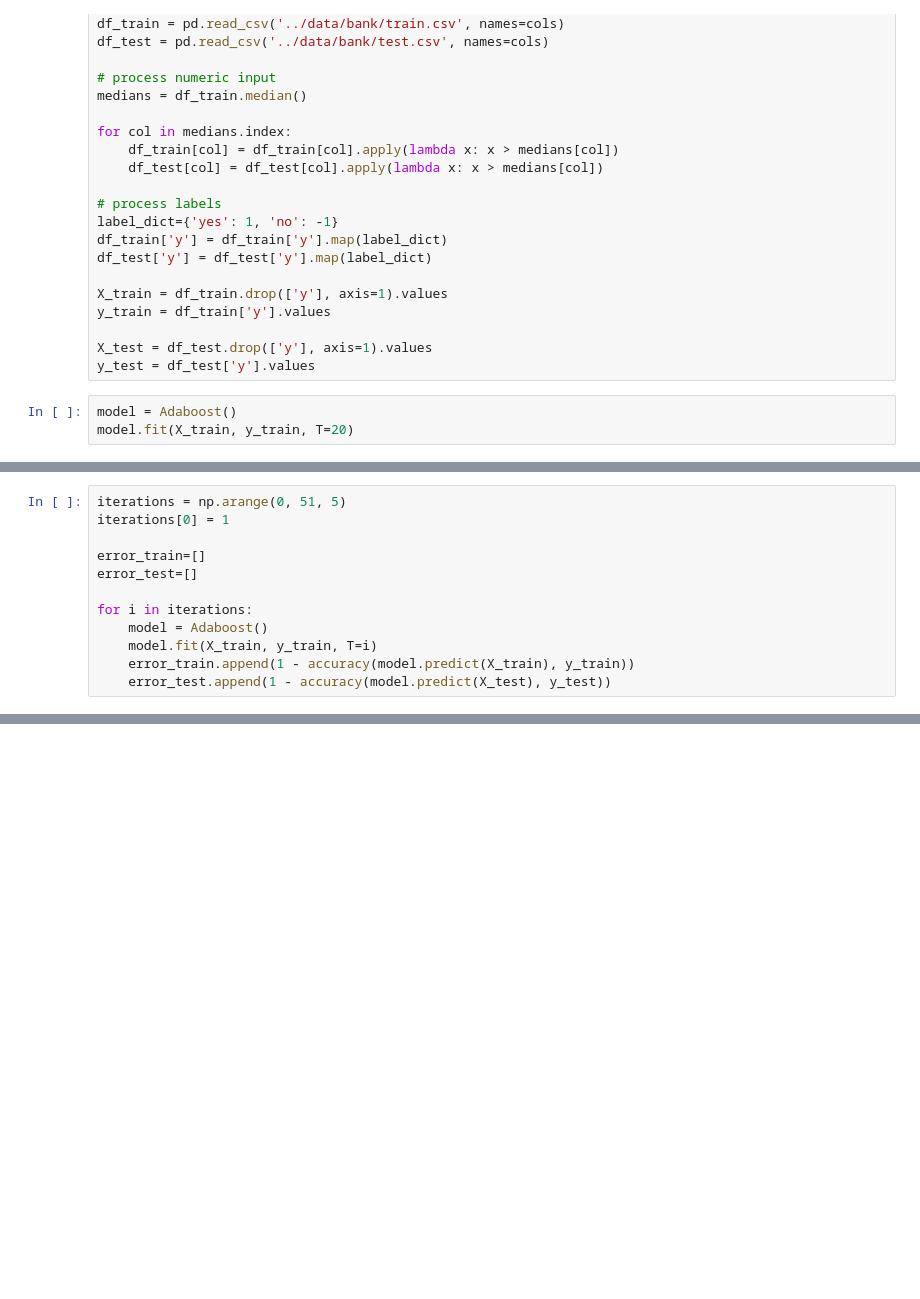
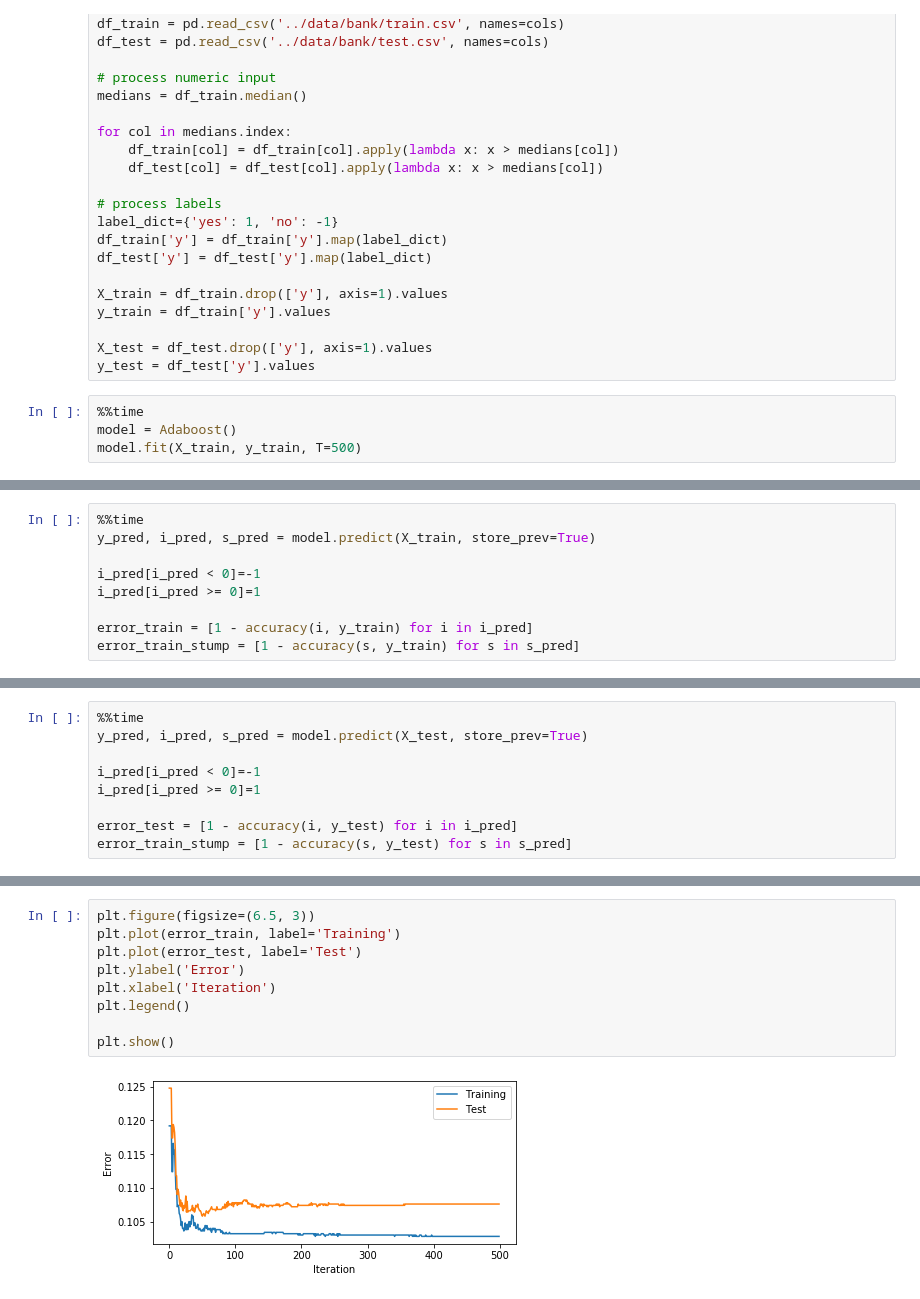
Before and after one commit to sievertsm/ML_CS6350, a Jupyter notebook: EnsembleLearning/adaboost.ipynb, the cells around one changed output, grey strips where cells are left out. Drawn from its saved outputs; the diff is of its cells as text; blank space fills up the shorter version.

Commit message:
updated adaboost

```diff
--- a/EnsembleLearning/adaboost.ipynb
+++ b/EnsembleLearning/adaboost.ipynb
@@ -118,5 +135,6 @@ y_train = df_train['y'].values
 X_test = df_test.drop(['y'], axis=1).values
 y_test = df_test['y'].values
 # %%
+%%time
 model = Adaboost()
-model.fit(X_train, y_train, T=20)
+model.fit(X_train, y_train, T=500)
@@ -123,12 +142,0 @@ model.fit(X_train, y_train, T=20)
-# %%
-iterations = np.arange(0, 51, 5)
-iterations[0] = 1
-
-error_train=[]
-error_test=[]
-
-for i in iterations:
-    model = Adaboost()
-    model.fit(X_train, y_train, T=i)
-    error_train.append(1 - accuracy(model.predict(X_train), y_train))
-    error_test.append(1 - accuracy(model.predict(X_test), y_test))
@@ -140,0 +143,9 @@ plt.show()
+# %%
+%%time
+y_pred, i_pred, s_pred = model.predict(X_train, store_prev=True)
+
+i_pred[i_pred < 0]=-1
+i_pred[i_pred >= 0]=1
+
+error_train = [1 - accuracy(i, y_train) for i in i_pred]
+error_train_stump = [1 - accuracy(s, y_train) for s in s_pred]
@@ -140,0 +154,9 @@ plt.show()
+# %%
+%%time
+y_pred, i_pred, s_pred = model.predict(X_test, store_prev=True)
+
+i_pred[i_pred < 0]=-1
+i_pred[i_pred >= 0]=1
+
+error_test = [1 - accuracy(i, y_test) for i in i_pred]
+error_train_stump = [1 - accuracy(s, y_test) for s in s_pred]
@@ -140,0 +165,11 @@ plt.show()
+# %%
+plt.figure(figsize=(6.5, 3))
+plt.plot(error_train, label='Training')
+plt.plot(error_test, label='Test')
+plt.ylabel('Error')
+plt.xlabel('Iteration')
+plt.legend()
+
+plt.show()
+# %% [output]
+[figure, added]
```
Also changed, not shown: parts of 6 cells of this notebook.
